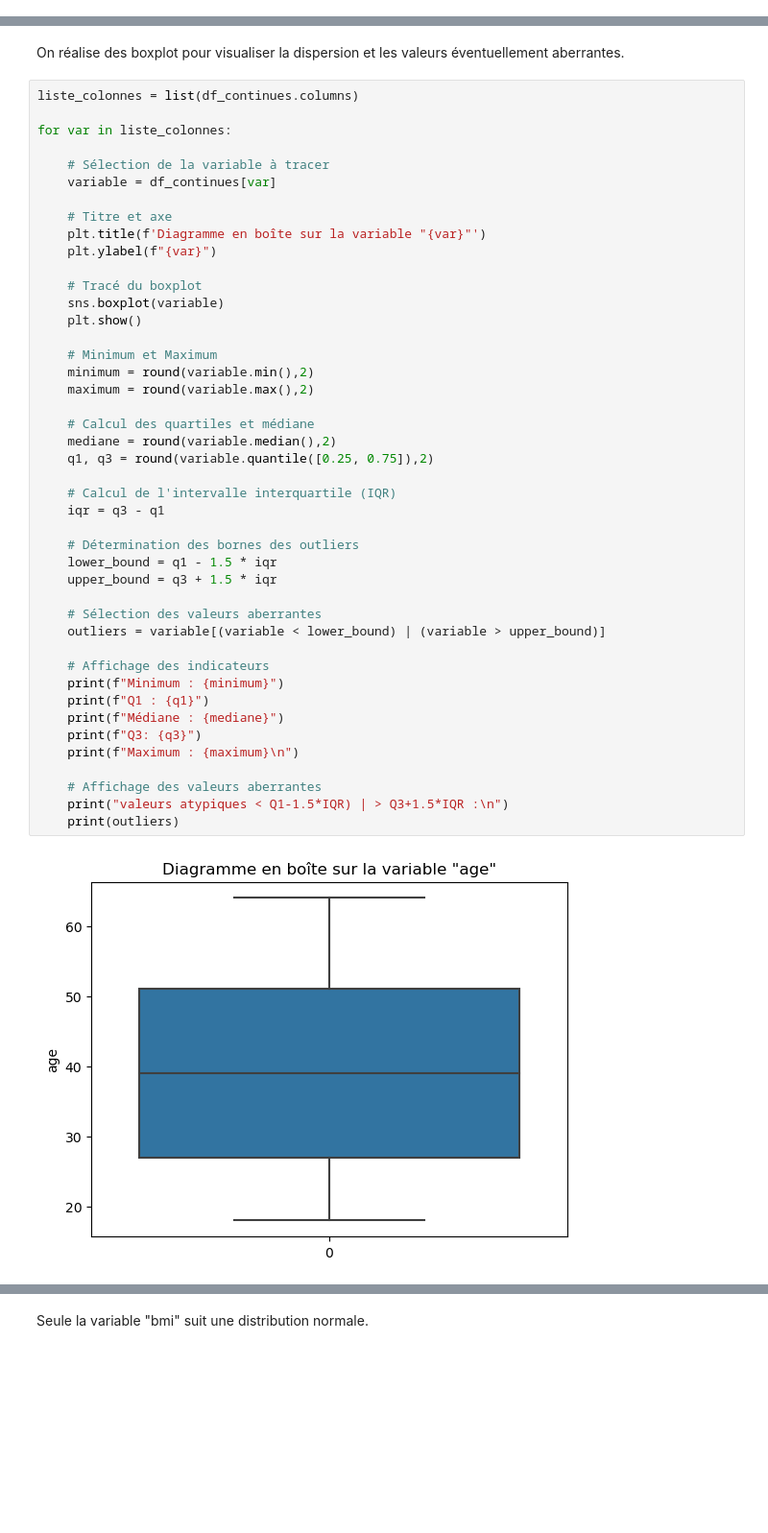
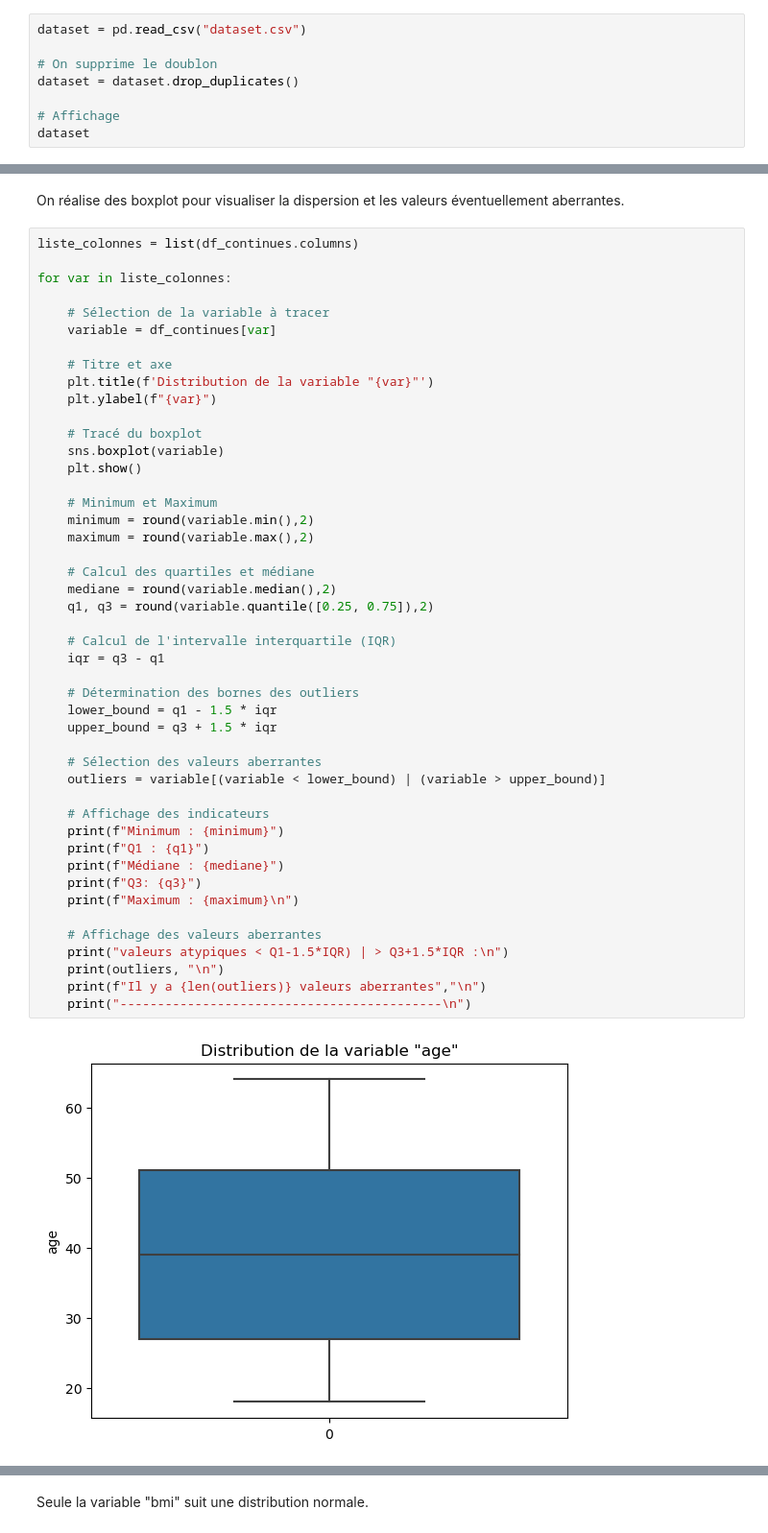
Before and after one commit to Abdellah-R/Projet-ML, a Jupyter notebook: analyse_données.ipynb, the cells around one changed output, grey strips where cells are left out. Shown at 96% size. Saved outputs shown, nothing was run; the diff lists cells and outputs as text; blank space fills up the shorter version.

```diff
--- a/analyse_données.ipynb
+++ b/analyse_données.ipynb
@@ -10,0 +17,8 @@ from scipy.stats import f_oneway, kruskal
+# %%
+dataset = pd.read_csv("dataset.csv")
+
+# On supprime le doublon
+dataset = dataset.drop_duplicates()
+
+# Affichage
+dataset
@@ -72,7 +209,7 @@ for var in liste_colonnes:
     variable = df_continues[var]
 
     # Titre et axe
-    plt.title(f'Diagramme en boîte sur la variable "{var}"')
+    plt.title(f'Distribution de la variable "{var}"')
     plt.ylabel(f"{var}")
 
     # Tracé du boxplot
@@ -80,35 +217,37 @@ for var in liste_colonnes:
     plt.show()
 
     # Minimum et Maximum
     minimum = round(variable.min(),2)
     maximum = round(variable.max(),2)
 
     # Calcul des quartiles et médiane
     mediane = round(variable.median(),2)
     q1, q3 = round(variable.quantile([0.25, 0.75]),2)
 
     # Calcul de l'intervalle interquartile (IQR)
     iqr = q3 - q1
 
     # Détermination des bornes des outliers
     lower_bound = q1 - 1.5 * iqr
     upper_bound = q3 + 1.5 * iqr
 
     # Sélection des valeurs aberrantes
     outliers = variable[(variable < lower_bound) | (variable > upper_bound)]
 
     # Affichage des indicateurs
     print(f"Minimum : {minimum}")
     print(f"Q1 : {q1}")
     print(f"Médiane : {mediane}")
     print(f"Q3: {q3}")
     print(f"Maximum : {maximum}\n")
 
     # Affichage des valeurs aberrantes
     print("valeurs atypiques < Q1-1.5*IQR) | > Q3+1.5*IQR :\n")
-    print(outliers)
+    print(outliers, "\n")
+    print(f"Il y a {len(outliers)} valeurs aberrantes","\n")
+    print("-------------------------------------------\n")
 # %% [output]
-[figure, old version]
+[figure, new version]
 Minimum : 18
 Q1 : 27.0
 Médiane : 39.0
```
Also changed, not shown: parts of 144 cells of this notebook, 2 other files.
